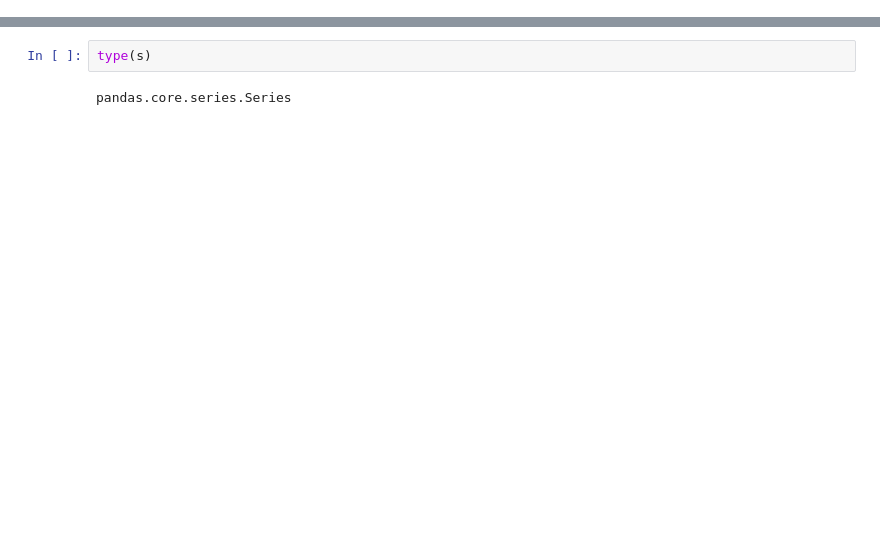
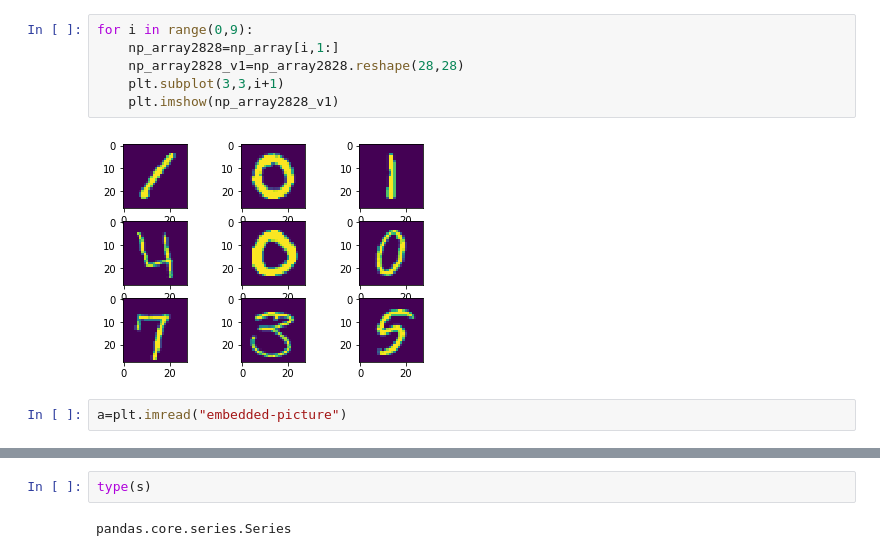
Before and after one commit to rritec/Data-Analysis, a Jupyter notebook: l3_temp.ipynb, the cells around one changed output, grey strips where cells are left out. Saved outputs shown, nothing was run; the diff lists cells and outputs as text; blank space fills up the shorter version.

```diff
--- a/l3_temp.ipynb
+++ b/l3_temp.ipynb
@@ -5,0 +70,10 @@ os.getcwd()
+# %%
+for i in range(0,9):
+    np_array2828=np_array[i,1:]
+    np_array2828_v1=np_array2828.reshape(28,28)
+    plt.subplot(3,3,i+1)
+    plt.imshow(np_array2828_v1)
+# %% [output]
+[figure, added]
+# %%
+a=plt.imread("embedded-picture")
```
Also changed, not shown: parts of 85 cells of this notebook, 5 other files.
